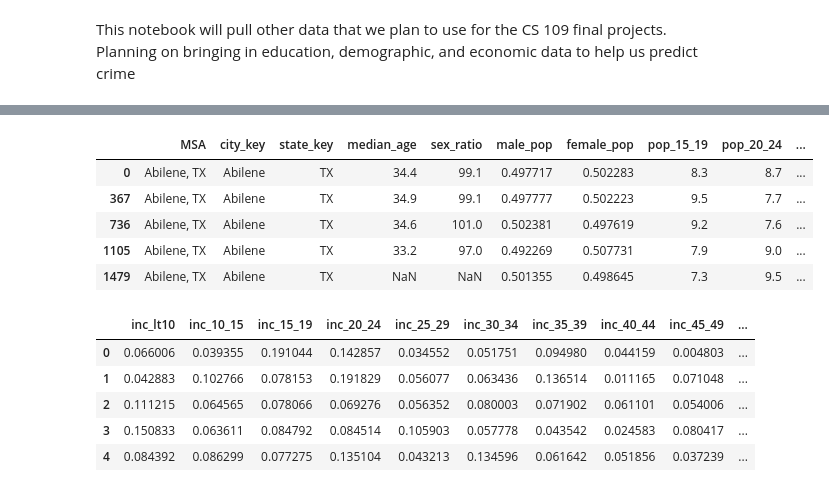
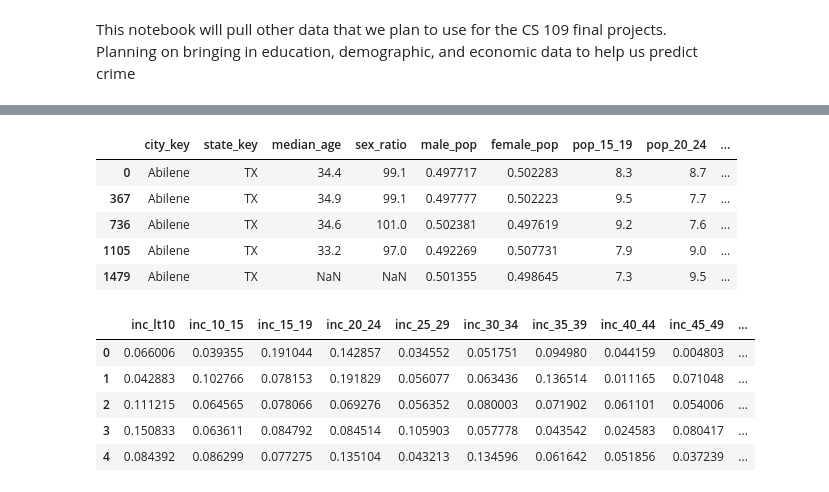
Before and after one commit to cs109grp18/cs109a_final, a Jupyter notebook: pull_msa_data.ipynb, the cells around one changed output, grey strips where cells are left out. Drawn from its saved outputs; the diff is of its cells as text; code cells hidden in the pictures.

```diff
--- a/pull_msa_data.ipynb
+++ b/pull_msa_data.ipynb
@@ -75,8 +75,34 @@ def slim_df(df, var_list):
     var_list.append('GEO.display-label')
     df = df.loc[:, var_list]
     df = df.rename(index=str, columns={'GEO.display-label': 'MSA'})
+    df['MSA'] = df["MSA"].astype(str)
     # Drop first row of var descriptions
     df = df.loc[df.MSA != "Geography", :]
     # Split MSA into city-state key
     return(split_MSA(df))
+# %%
+'''
+Function
+---------
+match_crime
+
+This function will take in a dataframe and make changes to MSA
+in order to match crime data
+'''
+def match_crime(df):
+    df.loc[df['MSA'].str.contains('Crestview'),'city_key']='Crestview'
+    df.loc[df['MSA'].str.contains('Sarasota'),'city_key']='North Port'
+    df.loc[df['MSA'].str.contains('Louisville'),'city_key']='Louisville'
+    df.loc[df['MSA'].str.contains('Santa Maria'),'city_key']='Santa Maria'
+    df.loc[df['MSA'].str.contains('Weirton'),'city_key']='Weirton'
+    df.loc[df['MSA'].str.contains('San Germán'),'city_key']='San German'
+    df.loc[df['MSA'].str.contains('Mayagüez'),'city_key']='Mayaguez'
+    df.loc[df['MSA'].str.contains('Honolulu'),'city_key']='Urban Honolulu'
+
+    #State
+    df.loc[df['MSA'].str.contains('Worcester'),'state_key']='MA-CT'
+    df.loc[df['MSA'].str.contains('Myrtle Beach'),'state_key']='SC-NC'
+    df.loc[df['MSA'].str.contains('Salisbury'),'state_key']='MD-DE'
+    df.loc[df['MSA'].str.contains('Weirton'),'state_key']='WV-OH'
+    return(df)
 # %%
@@ -110,5 +146,7 @@ emp_all.to_json("output/employment.json")
 # %%
+############
 # Age Data
+############
 age_all = pd.DataFrame()
 for year in range(2006, 2017):
     if year == 2006:
@@ -119,38 +157,41 @@ for year in range(2006, 2017):
     age = slim_df(age, [v for v in age.columns if "EST" in v])
     age = age.replace("(X)", np.nan)
 
     age = age.loc[:, ['MSA','city_key','state_key',
                       'HC01_EST_VC33','HC01_EST_VC34',
                       'HC01_EST_VC01', 'HC02_EST_VC01',
                       'HC03_EST_VC01', 'HC01_EST_VC06',
                       'HC01_EST_VC07', 'HC02_EST_VC07']]
     age['year'] = year
     age_all = append_df(age, age_all)
 
 
 # Process Final DataFrame
 age_all = age_all.sort_values(['city_key', 'state_key', 'year'])
 age_all = age_all.rename(index=str,
                          columns={'HC01_EST_VC33':'median_age',
                                 'HC01_EST_VC34': 'sex_ratio',
                                 'HC01_EST_VC01': 'total_pop',
                                 'HC02_EST_VC01': 'male_pop',
                                 'HC03_EST_VC01': 'female_pop',
                                 'HC01_EST_VC06': 'pop_15_19',
                                 'HC01_EST_VC07': 'pop_20_24',
                                 'HC02_EST_VC07': 'male_pop_20_24'})
 
+# Convert to Int and Get Proportions
 age_all[['total_pop', 'male_pop', 'female_pop']] = age_all[['total_pop', 'male_pop', 'female_pop']].astype(int)
-
 age_all['male_pop'] = age_all['male_pop'] / age_all['total_pop']
 age_all['female_pop'] = age_all['female_pop'] / age_all['total_pop']
 del age_all['total_pop']
+# Match Crime Data and then get rid of MSA
+age_all = match_crime(age_all)
+del age_all['MSA']
 age_all.head()
 # %% [output]
-|  | MSA | city_key | state_key | median_age | sex_ratio | male_pop | female_pop | pop_15_19 | pop_20_24 | ... |
-| 0 | Abilene, TX | Abilene | TX | 34.4 | 99.1 | 0.497717 | 0.502283 | 8.3 | 8.7 | ... |
-| 367 | Abilene, TX | Abilene | TX | 34.9 | 99.1 | 0.497777 | 0.502223 | 9.5 | 7.7 | ... |
-| 736 | Abilene, TX | Abilene | TX | 34.6 | 101.0 | 0.502381 | 0.497619 | 9.2 | 7.6 | ... |
-| 1105 | Abilene, TX | Abilene | TX | 33.2 | 97.0 | 0.492269 | 0.507731 | 7.9 | 9.0 | ... |
-| 1479 | Abilene, TX | Abilene | TX | NaN | NaN | 0.501355 | 0.498645 | 7.3 | 9.5 | ... |
+|  | city_key | state_key | median_age | sex_ratio | male_pop | female_pop | pop_15_19 | pop_20_24 | ... |
+| 0 | Abilene | TX | 34.4 | 99.1 | 0.497717 | 0.502283 | 8.3 | 8.7 | ... |
+| 367 | Abilene | TX | 34.9 | 99.1 | 0.497777 | 0.502223 | 9.5 | 7.7 | ... |
+| 736 | Abilene | TX | 34.6 | 101.0 | 0.502381 | 0.497619 | 9.2 | 7.6 | ... |
+| 1105 | Abilene | TX | 33.2 | 97.0 | 0.492269 | 0.507731 | 7.9 | 9.0 | ... |
+| 1479 | Abilene | TX | NaN | NaN | 0.501355 | 0.498645 | 7.3 | 9.5 | ... |
 # %%
```
Also changed, not shown: parts of 12 cells of this notebook.
